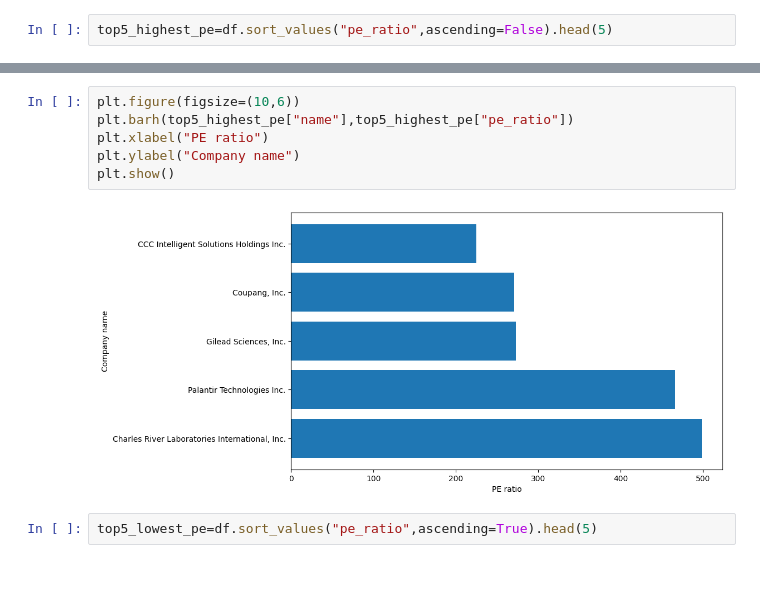
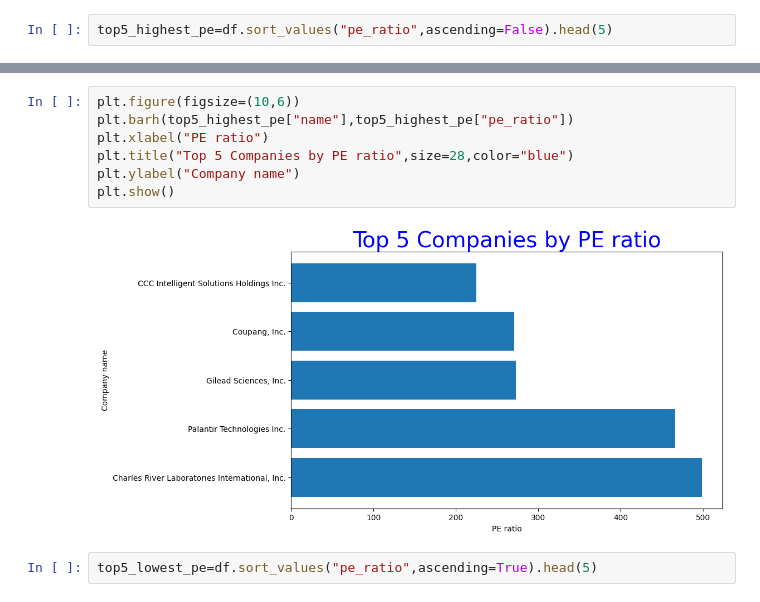
Before and after one commit to zaidmansuri958/Yahoo-finance-scraping, a Jupyter notebook: analysis.ipynb, the cells around one changed output, grey strips where cells are left out. Drawn from its saved outputs; the diff is of its cells as text; blank space fills up the shorter version.

```diff
--- a/analysis.ipynb
+++ b/analysis.ipynb
@@ -104,11 +108,12 @@ top5_highest_pe
 # %%
 plt.figure(figsize=(10,6))
 plt.barh(top5_highest_pe["name"],top5_highest_pe["pe_ratio"])
 plt.xlabel("PE ratio")
+plt.title("Top 5 Companies by PE ratio",size=28,color="blue")
 plt.ylabel("Company name")
 plt.show()
 # %% [output]
-[figure, old version]
+[figure, new version]
 # %%
 top5_lowest_pe=df.sort_values("pe_ratio",ascending=True).head(5)
 # %%
```
Also changed, not shown: parts of 5 cells of this notebook.
